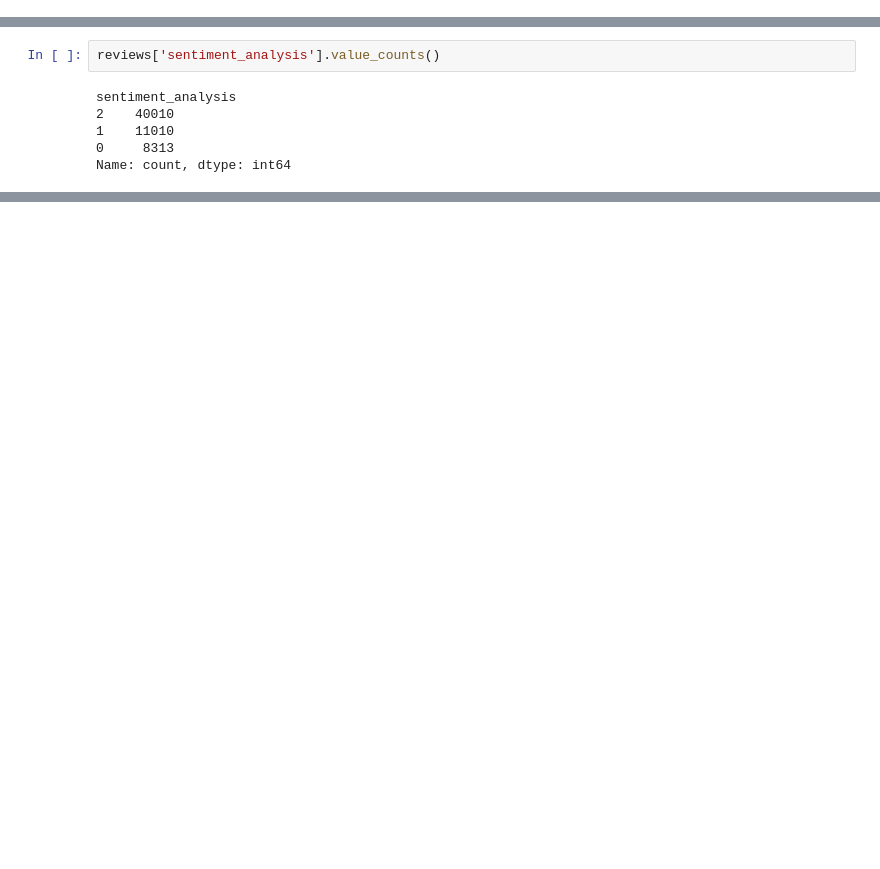
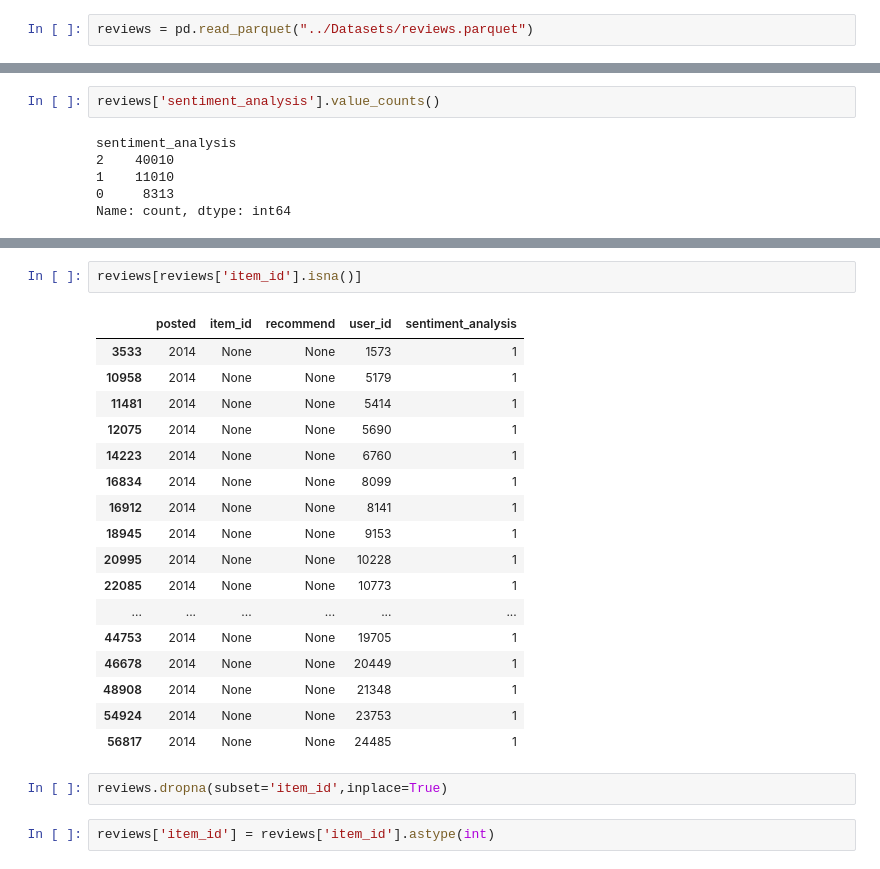
Before and after one commit to PrietoPy/PI_ML_OPS-PT, a Jupyter notebook: Notebooks/ETL - FE - reviews.ipynb, the cells around one changed output, grey strips where cells are left out. Saved outputs shown, nothing was run; the diff lists cells and outputs as text; blank space fills up the shorter version.

Commit message:
comentado main, diccionario, corregido dataset y funcion de sentimiento

```diff
--- a/Notebooks/ETL - FE - reviews.ipynb
+++ b/Notebooks/ETL - FE - reviews.ipynb
@@ -302,6 +302,8 @@ reviews['sentiment_analysis'] = reviews['review'].apply(analyze_sentiment)
 reviews.drop('review', axis=1, inplace=True)
 
 reviews.to_parquet("../Datasets/reviews.parquet", index=False)
+# %%
+reviews = pd.read_parquet("../Datasets/reviews.parquet")
 # %%
 reviews
 # %% [output]
@@ -328,0 +370,24 @@ Name: count, dtype: int64
+# %%
+reviews[reviews['item_id'].isna()]
+# %% [output]
+|  | posted | item_id | recommend | user_id | sentiment_analysis |
+| 3533 | 2014 | None | None | 1573 | 1 |
+| 10958 | 2014 | None | None | 5179 | 1 |
+| 11481 | 2014 | None | None | 5414 | 1 |
+| 12075 | 2014 | None | None | 5690 | 1 |
+| 14223 | 2014 | None | None | 6760 | 1 |
+| 16834 | 2014 | None | None | 8099 | 1 |
+| 16912 | 2014 | None | None | 8141 | 1 |
+| 18945 | 2014 | None | None | 9153 | 1 |
+| 20995 | 2014 | None | None | 10228 | 1 |
+| 22085 | 2014 | None | None | 10773 | 1 |
+| ... | ... | ... | ... | ... | ... |
+| 44753 | 2014 | None | None | 19705 | 1 |
+| 46678 | 2014 | None | None | 20449 | 1 |
+| 48908 | 2014 | None | None | 21348 | 1 |
+| 54924 | 2014 | None | None | 23753 | 1 |
+| 56817 | 2014 | None | None | 24485 | 1 |
+# %%
+reviews.dropna(subset='item_id',inplace=True)
+# %%
+reviews['item_id'] = reviews['item_id'].astype(int)
```
Also changed, not shown: parts of 17 cells of this notebook, 8 other files.
